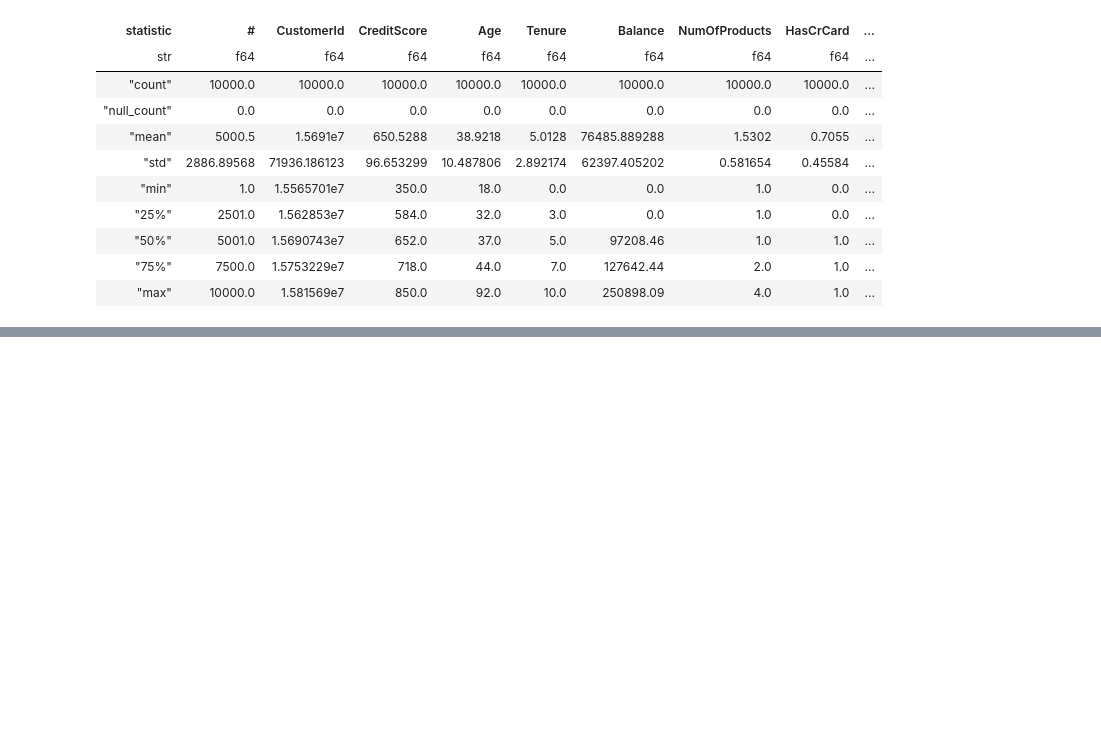
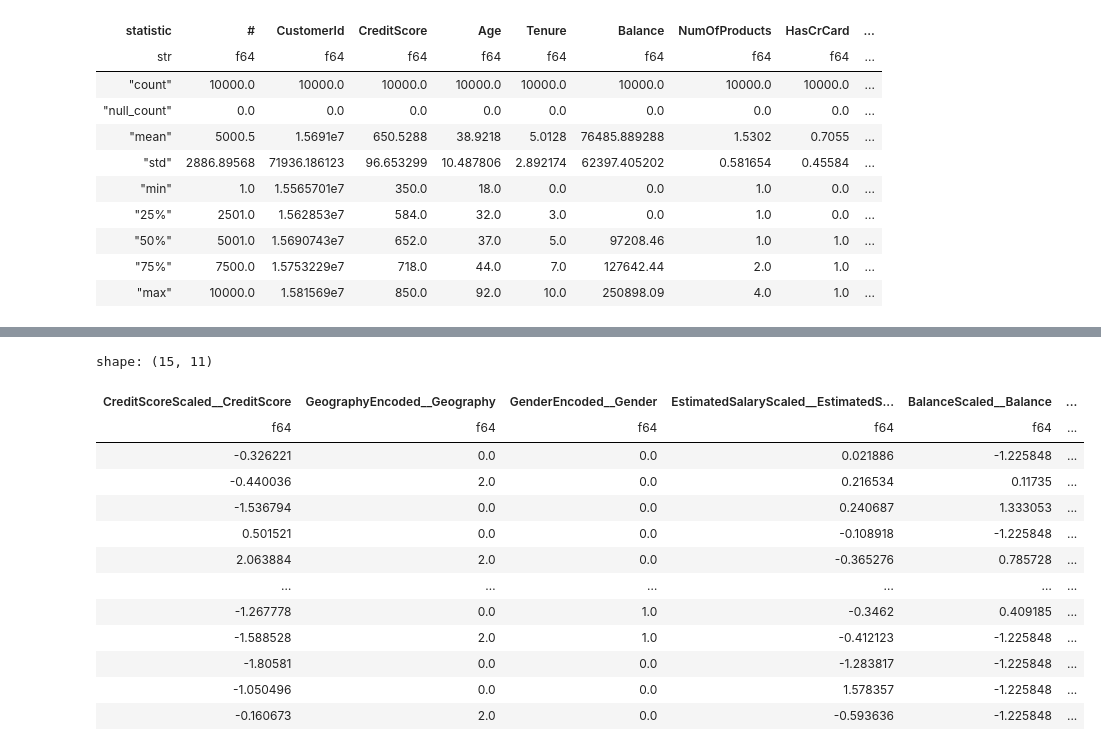
Before and after one commit to computerscience-person/CCS247-final_output, a Jupyter notebook: Final.ipynb, the cells around one changed output, grey strips where cells are left out. Drawn from its saved outputs; the diff is of its cells as text; code cells hidden in the pictures; blank space fills up the shorter version.

```diff
--- a/Final.ipynb
+++ b/Final.ipynb
@@ -84,0 +121,12 @@ According to the correlation heatmap, the (numerical) columns of the dataset doe
+# %%
+preprocessor = ColumnTransformer(
+    [
+        ("CreditScoreScaled", StandardScaler(), ["CreditScore"]),
+        ("GeographyEncoded", OrdinalEncoder(), ["Geography"]),
+        ("GenderEncoded", OrdinalEncoder(), ["Gender"]),
+        ("EstimatedSalaryScaled", StandardScaler(), ["EstimatedSalary"]),
+        ("BalanceScaled", StandardScaler(), ["Balance"]),
+    ],
+    remainder="passthrough"
+)
+preprocessor.set_output(transform="polars")
@@ -84,0 +144,19 @@ According to the correlation heatmap, the (numerical) columns of the dataset doe
+# %%
+dataset_churn_processed = preprocessor.fit_transform(dataset_churn.drop(["#", "CustomerId", "Surname"]).collect())
+# %%
+dataset_churn_processed.head(15)
+# %% [output]
+shape: (15, 11)
+| CreditScoreScaled__CreditScore | GeographyEncoded__Geography | GenderEncoded__Gender | EstimatedSalaryScaled__EstimatedS... | BalanceScaled__Balance | ... |
+| f64 | f64 | f64 | f64 | f64 | ... |
+| -0.326221 | 0.0 | 0.0 | 0.021886 | -1.225848 | ... |
+| -0.440036 | 2.0 | 0.0 | 0.216534 | 0.11735 | ... |
+| -1.536794 | 0.0 | 0.0 | 0.240687 | 1.333053 | ... |
+| 0.501521 | 0.0 | 0.0 | -0.108918 | -1.225848 | ... |
+| 2.063884 | 2.0 | 0.0 | -0.365276 | 0.785728 | ... |
+| … | … | … | … | … | ... |
+| -1.267778 | 0.0 | 1.0 | -0.3462 | 0.409185 | ... |
+| -1.588528 | 2.0 | 1.0 | -0.412123 | -1.225848 | ... |
+| -1.80581 | 0.0 | 0.0 | -1.283817 | -1.225848 | ... |
+| -1.050496 | 0.0 | 0.0 | 1.578357 | -1.225848 | ... |
+| -0.160673 | 2.0 | 0.0 | -0.593636 | -1.225848 | ... |
```
Also changed, not shown: parts of 19 cells of this notebook.
